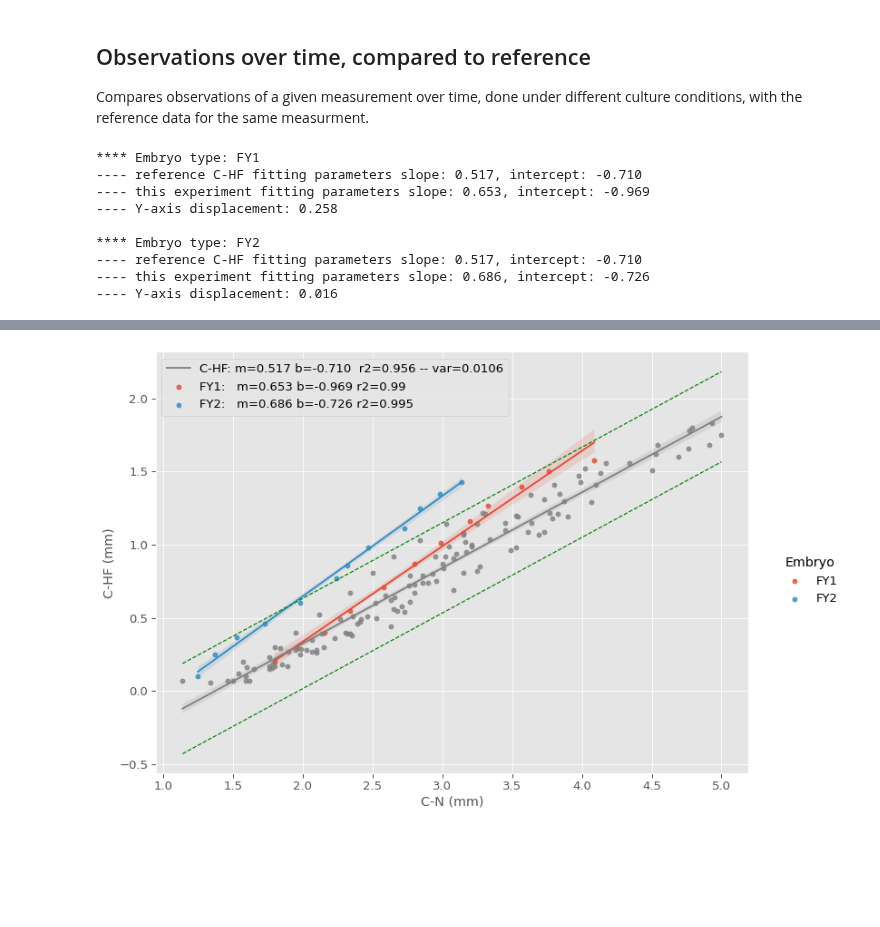
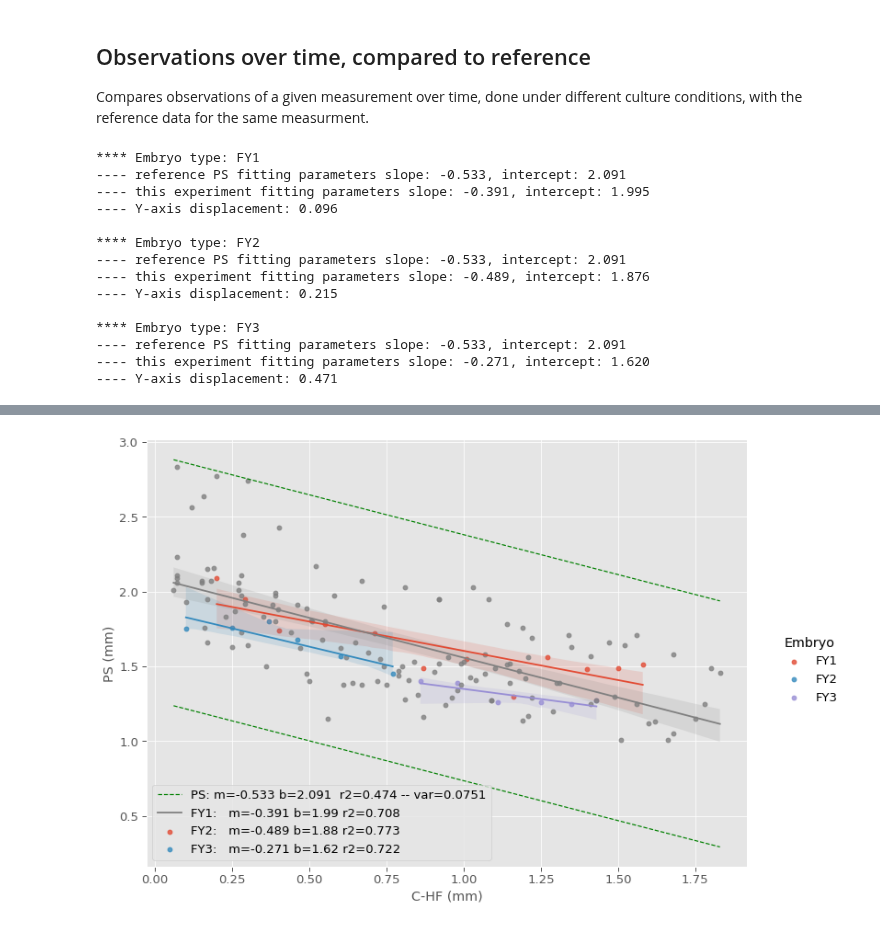
Before and after one commit to pjmartel/ChEEQ_tool, a Jupyter notebook: embryo_tool.ipynb, the cells around one changed output, grey strips where cells are left out. Drawn from its saved outputs; the diff is of its cells as text; code cells hidden in the pictures; blank space fills up the shorter version.

```diff
--- a/embryo_tool.ipynb
+++ b/embryo_tool.ipynb
@@ -627,8 +638,8 @@ Compares observations of a given measurement over time, done under different cul
 
 # Menus
 #x_measure = 'Time' #@param ['C-N', 'C-HF', 'Time']
-x_measure = 'C-N' #@param ['C-N', 'C-HF']
-y_measure = 'C-HF' #@param ['C-pPL', 'C-PS', 'C-N', 'N-pPL', 'PS', 'PSM', 'C-Seg', 'Seg', 'C-HF']
+x_measure = 'C-HF' #@param ['C-N', 'C-HF']
+y_measure = 'PS' #@param ['C-pPL', 'C-PS', 'C-N', 'N-pPL', 'PS', 'PSM', 'C-Seg', 'Seg', 'C-HF']
 sigma = '3' #@param ['1', '2', '3', '4']
 sigma = float(sigma)
 display_by = 'Embryo' #@param ['CultureType', 'Embryo']
@@ -668,38 +679,43 @@ for name, gr in groups:
   print(f"---- Y-axis displacement: {b-bm:5.3f}")
   print()
   _ = sb.regplot(x=x_measure, y=y_measure, data=gr,
                label=name,ax=ax, scatter=False)
 #  _ = sb.regplot(x=x_meas, y=y_meas, data=data_xper_multi,
 #               label="",ax=g.ax,color='blue', scatter=False)
 
 
 #
 fig = plt.gcf()
 fig.set_size_inches(12,8)
 fig.set_facecolor('white')
 export_button(fig, "obs_vs_time_comp_ref.pdf")
-legend_labels = ['_','_','_','_',label]+labels
+legend_labels = ['_','_','_','_','_',label]+labels
 label, m, b, r, var = regplot_with_bands(ax=ax, x_var=x_measure, y_var=y_measure, sigma=sigma,
                    data=data_ref, scatter=True,limits=False,color="gray")
 _ = ax.legend(legend_labels)
 
 
 # Add units to labels
 x_unit = " (hours)" if x_measure=='Time' else " (mm)"
 ax.set_xlabel(ax.get_xlabel() + x_unit)
 _ = ax.set_ylabel(ax.get_ylabel()+" (mm)")
 
 # Compute linear regressions and their relativa displacement
 # x-Measure versus time for all embryos plus reference data
 # %% [output]
 **** Embryo type: FY1
----- reference C-HF fitting parameters slope: 0.517, intercept: -0.710
----- this experiment fitting parameters slope: 0.653, intercept: -0.969
----- Y-axis displacement: 0.258
+---- reference PS fitting parameters slope: -0.533, intercept: 2.091
+---- this experiment fitting parameters slope: -0.391, intercept: 1.995
+---- Y-axis displacement: 0.096
 
 **** Embryo type: FY2
----- reference C-HF fitting parameters slope: 0.517, intercept: -0.710
----- this experiment fitting parameters slope: 0.686, intercept: -0.726
----- Y-axis displacement: 0.016
+---- reference PS fitting parameters slope: -0.533, intercept: 2.091
+---- this experiment fitting parameters slope: -0.489, intercept: 1.876
+---- Y-axis displacement: 0.215
+
+**** Embryo type: FY3
+---- reference PS fitting parameters slope: -0.533, intercept: 2.091
+---- this experiment fitting parameters slope: -0.271, intercept: 1.620
+---- Y-axis displacement: 0.471
 [interactive output not drawn]
-[figure, old version]
+[figure, new version]
```
Also changed, not shown: parts of 6 cells of this notebook.
